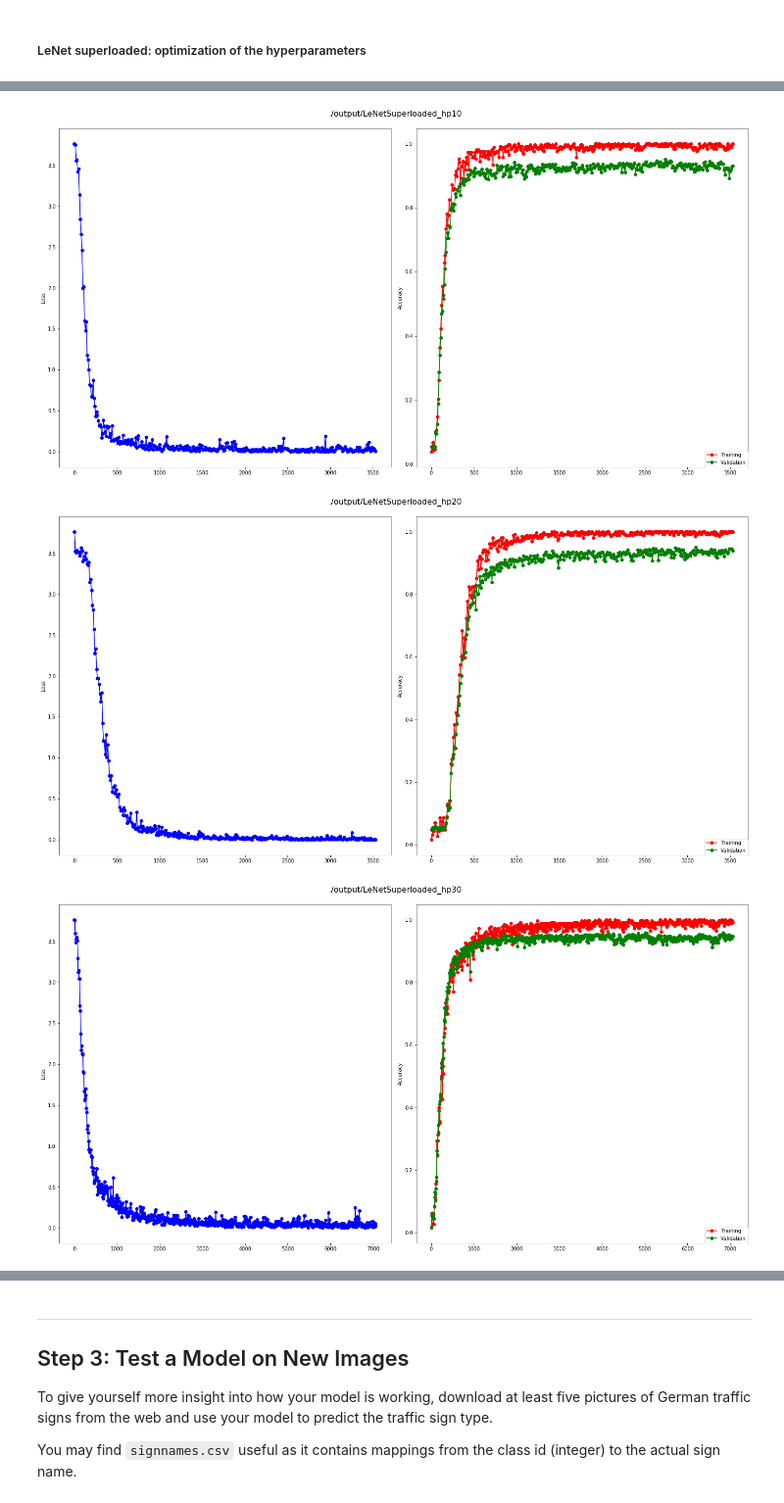
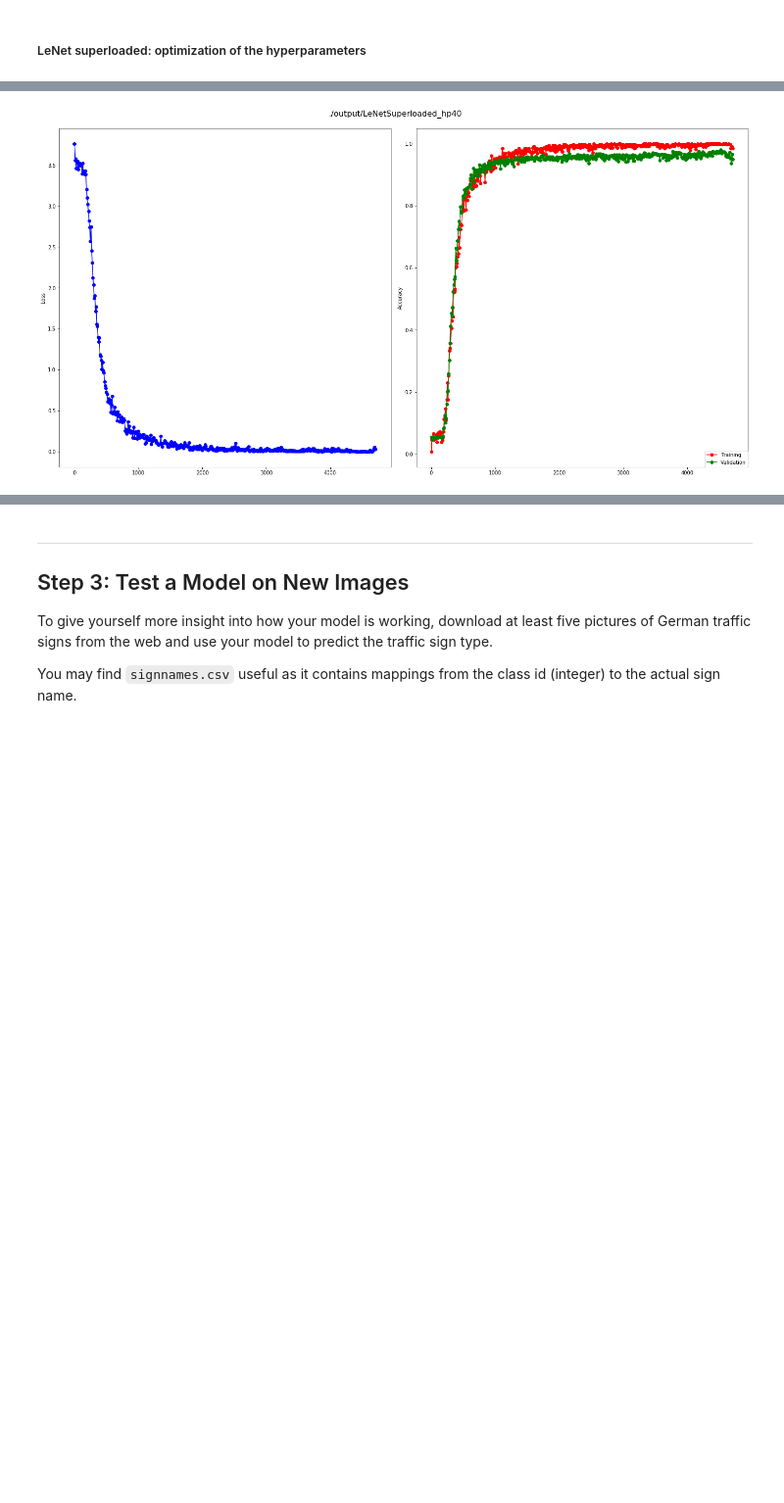
Before and after one commit to Mn0491/Udacity__CarND-TrafficSignClassifier-P2, a Jupyter notebook: Traffic_Sign_Classifier.ipynb, the cells around one changed output, grey strips where cells are left out. Shown at 98% size. Drawn from its saved outputs; the diff is of its cells as text; code cells hidden in the pictures; blank space fills up the shorter version.

Commit message:
Full run with only the most performant models.

```diff
--- a/Traffic_Sign_Classifier.ipynb
+++ b/Traffic_Sign_Classifier.ipynb
@@ -522,16 +535,16 @@ def backpropagate(total_loss, global_step, learning_rate, momentum=3):
     optimizer = tf.train.AdamOptimizer(learning_rate=learning_rate)
     return optimizer.minimize(total_loss, global_step=global_step)
 # %%
+# Blocking blocks for:
+# - the training of the neural network;
+#   For each experimentation, a folder is created and the TensorFlow data are stored in this folder.
+# - the computaion of the accuracy,
+#   based on the neural network restored from the TensorFlow meta-data stored during the training.
+# - during the training, the data like:
+#   the epoch, the loss, the training accuracy and the validation accuracy are in a csv file,
+#   in the directory dedicated to this experiment.
+
 import time
-
-def get_items(l):
-    return l[0:5000]
-
-'''
-X_train, y_train = get_items(X_train), get_items(y_train)
-X_valid, y_valid = get_items(X_valid), get_items(y_valid)
-X_test, y_test = get_items(X_test), get_items(y_test)
-'''
 
 def _build_checkpoint_basename(neural_network_fct, batch_size):
     return '%s_%s_model' % (neural_network_fct.__name__, batch_size)
@@ -550,7 +563,7 @@ def _build_accuracy_check(X, y, neural_network_fct, reuse=True, nb_ch=3, keep_pr
 def train_model(checkpoint_dir,
         X_train, y_train, X_valid, y_valid, X_test, y_test, nb_ch,
         neural_network_fct,
-        learning_rate, drop_out, batch_size, num_epochs, reuse, last_step=1000000, log_frequency = 1000):
+        learning_rate, drop_out, batch_size, num_epochs, reuse, last_step=1000000, log_frequency = 10):
 
     with tf.Graph().as_default():
         global_step = tf.contrib.framework.get_or_create_global_step()
@@ -890,6 +909,8 @@ Sorted Accuracies:
 # %% [markdown]
 ##### LeNet superloaded: optimization of the hyperparameters
 # %%
+# Definition of the different experimentations for the LeNet superloaded neural network.
+
 def build_train_accuracy_LeNetSuperloaded_fcts(
         X_train, y_train, X_valid, y_valid, X_test, y_test,
         nb_ch,
@@ -906,9 +927,9 @@ def build_train_accuracy_LeNetSuperloaded_fcts(
     return train_LeNetSuperloaded, accuracy_LeNetSuperloaded
 
 lenetsuperloaded_runtimes = [
-    ModelRuntimeDef(build_train_accuracy_LeNetSuperloaded_fcts, X_train, y_train, X_valid, y_valid, X_test, y_test, 3, "./output/LeNetSuperloaded_hp10", 0.001, None, 256, 26),
-    ModelRuntimeDef(build_train_accuracy_LeNetSuperloaded_fcts, X_train_WB, y_train, X_valid_WB, y_valid, X_test_WB, y_test, 1, "./output/LeNetSuperloaded_hp20", 0.001, None, 256, 26),
-    ModelRuntimeDef(build_train_accuracy_LeNetSuperloaded_fcts, X_train_augm, y_train_augm, X_valid, y_valid, X_test, y_test, 3, "./output/LeNetSuperloaded_hp30", 0.001, None, 256, 26),
+    # ModelRuntimeDef(build_train_accuracy_LeNetSuperloaded_fcts, X_train, y_train, X_valid, y_valid, X_test, y_test, 3, "./output/LeNetSuperloaded_hp10", 0.001, None, 256, 26),
+    # ModelRuntimeDef(build_train_accuracy_LeNetSuperloaded_fcts, X_train_WB, y_train, X_valid_WB, y_valid, X_test_WB, y_test, 1, "./output/LeNetSuperloaded_hp20", 0.001, None, 256, 26),
+    # ModelRuntimeDef(build_train_accuracy_LeNetSuperloaded_fcts, X_train_augm, y_train_augm, X_valid, y_valid, X_test, y_test, 3, "./output/LeNetSuperloaded_hp30", 0.001, None, 256, 26),
     ModelRuntimeDef(build_train_accuracy_LeNetSuperloaded_fcts, X_train_augm_WB, y_train_augm, X_valid_WB, y_valid, X_test_WB, y_test, 1, "./output/LeNetSuperloaded_hp40", 0.001, None, 384, 26),
 ]
 
@@ -934,3 +955 @@ Wall time: 2h 35s
-[figure, old version]
+[figure, new version]
-[figure, removed]
-[figure, removed]
```
Also changed, not shown: parts of 19 cells of this notebook.
